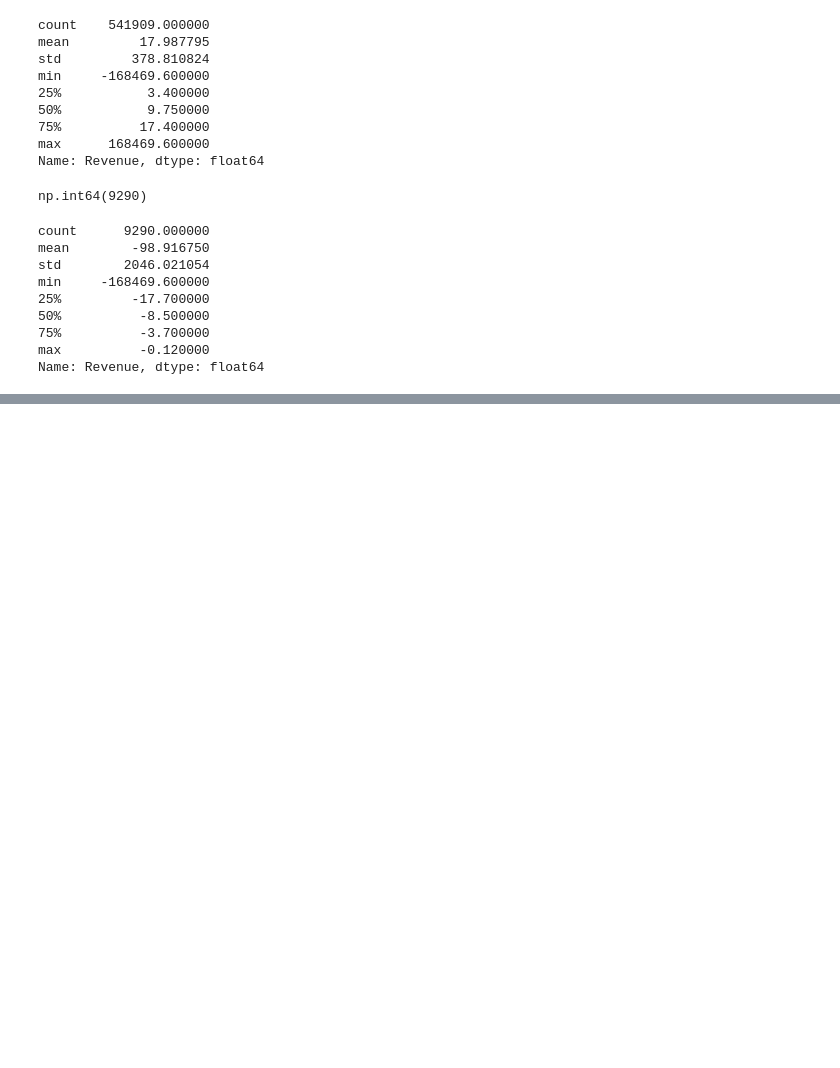
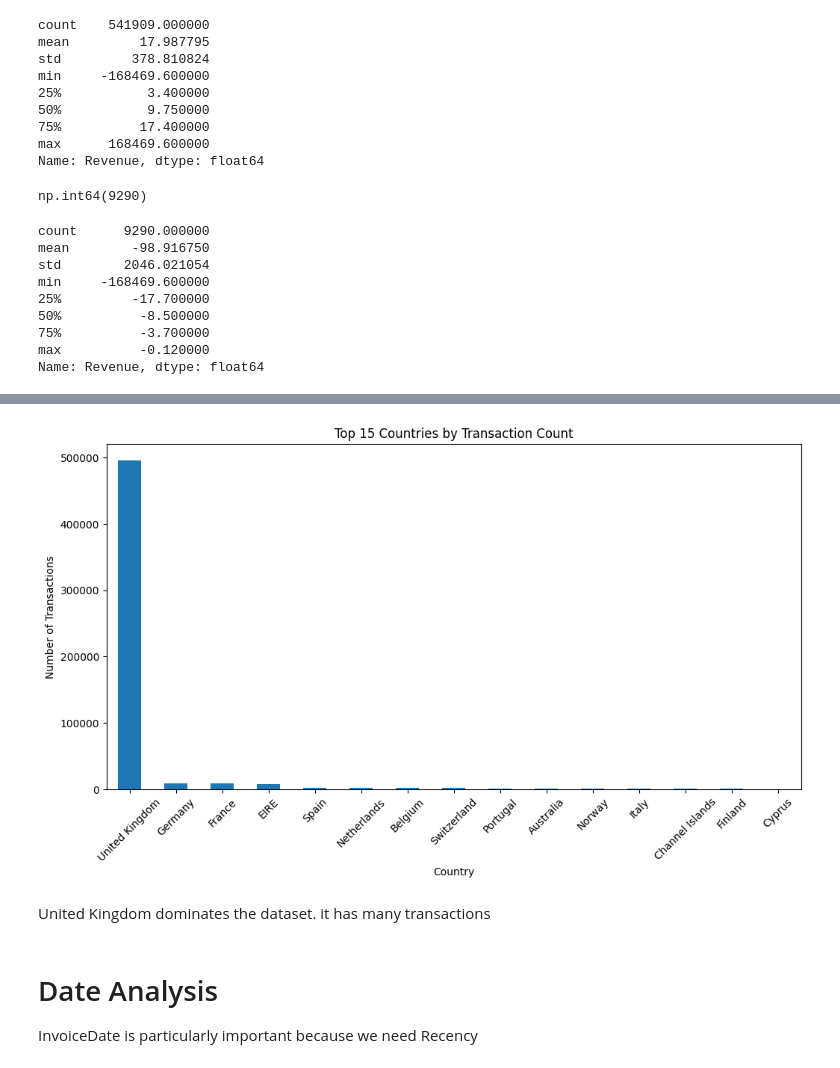
Before and after one commit to greeshavaishnavi09/E-Commerce_Customer_Segmentation, a Jupyter notebook: research/02_eda.ipynb, the cells around one changed output, grey strips where cells are left out. Saved outputs shown, nothing was run; the diff lists cells and outputs as text; code cells hidden in the pictures; blank space fills up the shorter version.

```diff
--- a/research/02_eda.ipynb
+++ b/research/02_eda.ipynb
@@ -329,0 +366,8 @@ Name: Revenue, dtype: float64
+# %%
+# Country distribution (categorical data)
+
+# we use value count
+
+country_counts = df["Country"].value_counts().head(15)
+
+country_counts
@@ -329,0 +392,22 @@ Name: Revenue, dtype: float64
+# %%
+# plot graph
+
+plt.figure(figsize=(12, 6))
+
+country_counts.plot(kind="bar")
+
+plt.title("Top 15 Countries by Transaction Count")
+plt.xlabel("Country")
+plt.ylabel("Number of Transactions")
+
+plt.xticks(rotation=45)
+
+plt.show()
+# %% [output]
+[figure, added]
+# %% [markdown]
+United Kingdom dominates the dataset. it has many transactions
+# %% [markdown]
+# Date Analysis
+
+InvoiceDate is particularly important because we need Recency
```
Also changed, not shown: parts of 22 cells of this notebook.
